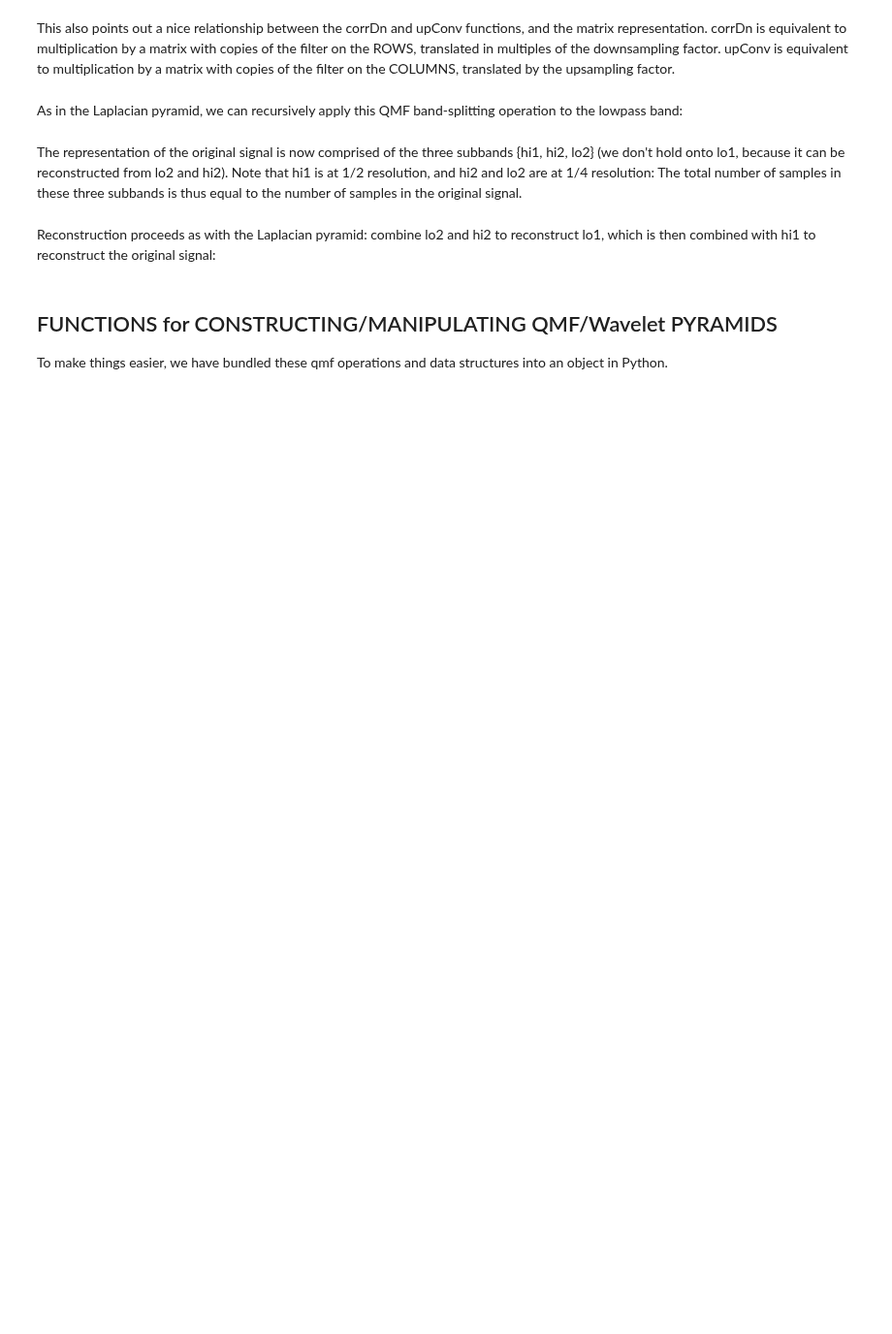
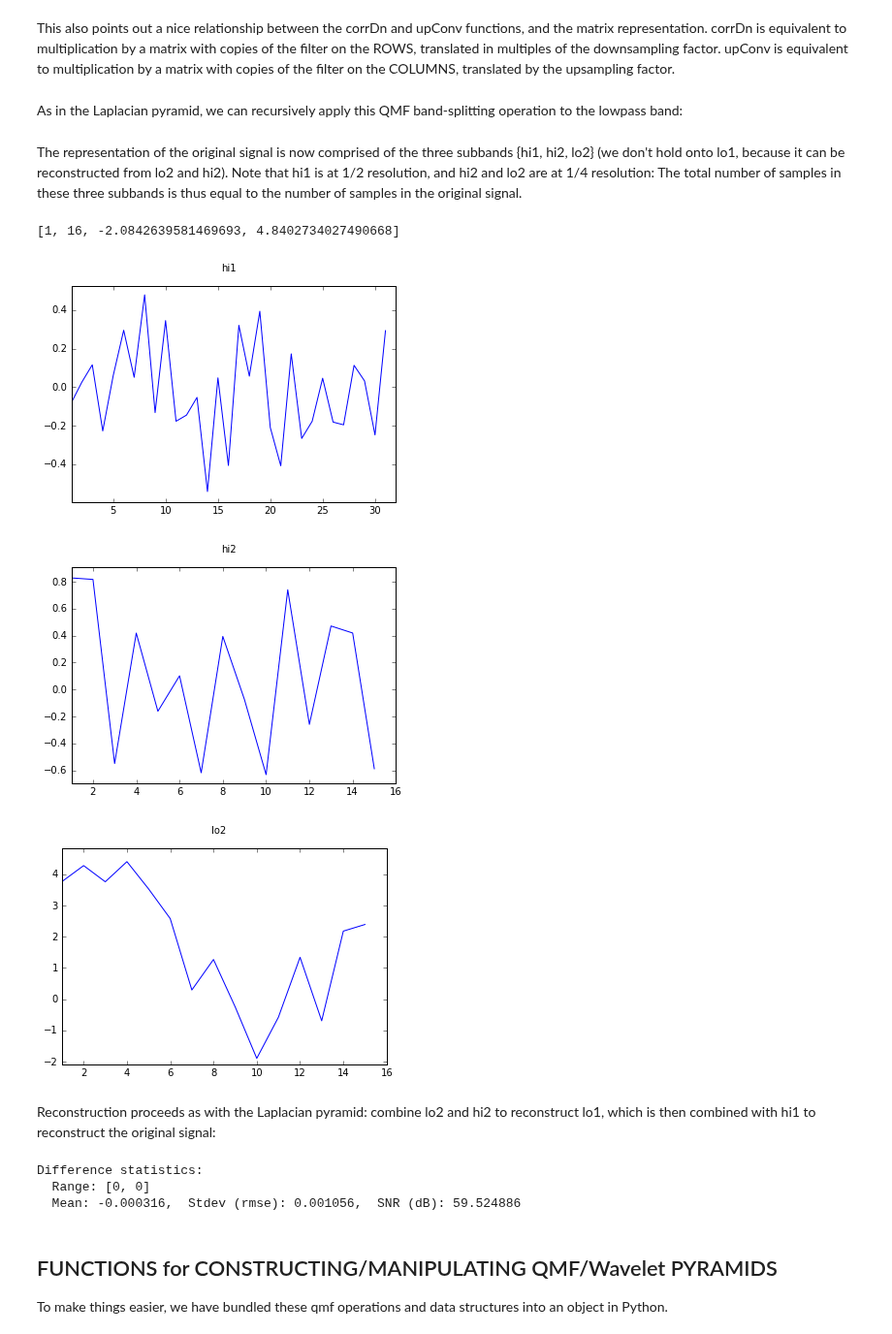
Before and after one commit to LabForComputationalVision/pyrtools, a Jupyter notebook: pyramids.ipynb, the cells around one changed output. Shown at 97% size. Drawn from its saved outputs; the diff is of its cells as text; code cells hidden in the pictures; blank space fills up the shorter version.

```diff
--- a/pyramids.ipynb
+++ b/pyramids.ipynb
@@ -580,15 +565,8 @@ the filter on the COLUMNS, translated by the upsampling factor.
 As in the Laplacian pyramid, we can recursively apply this QMF
 band-splitting operation to the lowpass band:
 # %%
-#print flo
-#print fhi
-#print lo1
-#lo2 = ppu.corrDn(image = lo1.T.copy(), filt = flo.copy(), step = (1, 2)).T
-#hi2 = ppu.corrDn(image = lo1.T.copy(), filt = fhi.copy(), step = (1, 2), start = (0, 1)).T
-##lo2 = ppu.corrDn(image = lo1.copy(), filt = flo.copy(), step = (2, 1))
-##hi2 = ppu.corrDn(image = lo1.copy(), filt = fhi.copy(), step = (2, 1), start = (1, 0))
-#print lo2
-#print hi2
+lo2 = ppu.corrDn(image = lo1, filt = flo, step = (1, 2))
+hi2 = ppu.corrDn(image = lo1, filt = fhi, step = (1, 2), start = (0, 1))
 # %% [markdown]
 The representation of the original signal is now comprised of the
 three subbands {hi1, hi2, lo2} (we don't hold onto lo1, because it
@@ -597,27 +575,36 @@ resolution, and hi2 and lo2 are at 1/4 resolution: The total number
 of samples in these three subbands is thus equal to the number of
 samples in the original signal.
 # %%
-#plt.plot(hi1)
-#plt.suptitle('hi1')
-#plt.axis([1, len(hi1), 1.1*hi1.min(), 1.1*hi1.max()])
-#plt.figure()
-#plt.plot(hi2)
-#plt.suptitle('hi2')
-#plt.axis([1, hi2.shape[0], 1.1*hi2.min(), 1.1*hi2.max()])
-#plt.figure()
-#plt.plot(lo2)
-#plt.suptitle('lo2')
-#plt.axis([1, len(lo2), 1.1*lo2.min(), 1.1*lo2.max()])
+plt.plot(hi1.T)
+plt.suptitle('hi1')
+plt.axis([1, len(hi1[0]), 1.1*hi1.min(), 1.1*hi1.max()])
+plt.figure()
+plt.plot(hi2.T)
+plt.suptitle('hi2')
+plt.axis([1, hi2.shape[1], 1.1*hi2.min(), 1.1*hi2.max()])
+plt.figure()
+plt.plot(lo2.T)
+plt.suptitle('lo2')
+plt.axis([1, lo2.shape[1], 1.1*lo2.min(), 1.1*lo2.max()])
+# %% [output]
+[1, 16, -2.0842639581469693, 4.8402734027490668]
+[figure, added]
+[figure, added]
+[figure, added]
 # %% [markdown]
 Reconstruction proceeds as with the Laplacian pyramid: combine lo2 and hi2
 to reconstruct lo1, which is then combined with hi1 to reconstruct the
 original signal:
 # %%
-#recon_lo1 = ( ppu.upConv(image = hi2.T, filt = fhi, step = (1, 2), start = (0, 1)) +
-#              ppu.upConv(image = lo2.T, filt = flo, step = (1, 2), start = (0, 0)) )
-#reconstructed = ( ppu.upConv(image = hi1.T, filt = fhi, step = (1, 2), start = (0, 1)) +
-#                  ppu.upConv(image = recon_lo1, filt = flo, step = (1, 2), start = (0, 0)) )
-#ppu.imStats(sig,reconstructed)
+recon_lo1 = ( ppu.upConv(image = hi2, filt = fhi, step = (1, 2), start = (0, 1)) +
+              ppu.upConv(image = lo2, filt = flo, step = (1, 2), start = (0, 0)) )
+reconstructed = ( ppu.upConv(image = hi1, filt = fhi, step = (1, 2), start = (0, 1)) +
+                  ppu.upConv(image = recon_lo1, filt = flo, step = (1, 2), start = (0, 0)) )
+ppu.imStats(sig,reconstructed)
+# %% [output]
+Difference statistics:
+  Range: [0, 0]
+  Mean: -0.000316,  Stdev (rmse): 0.001056,  SNR (dB): 59.524886
 # %% [markdown]
 <h2>FUNCTIONS for CONSTRUCTING/MANIPULATING QMF/Wavelet PYRAMIDS</h2>
 To make things easier, we have bundled these qmf operations and
```
Also changed, not shown: parts of 43 cells of this notebook, 3 other files.
